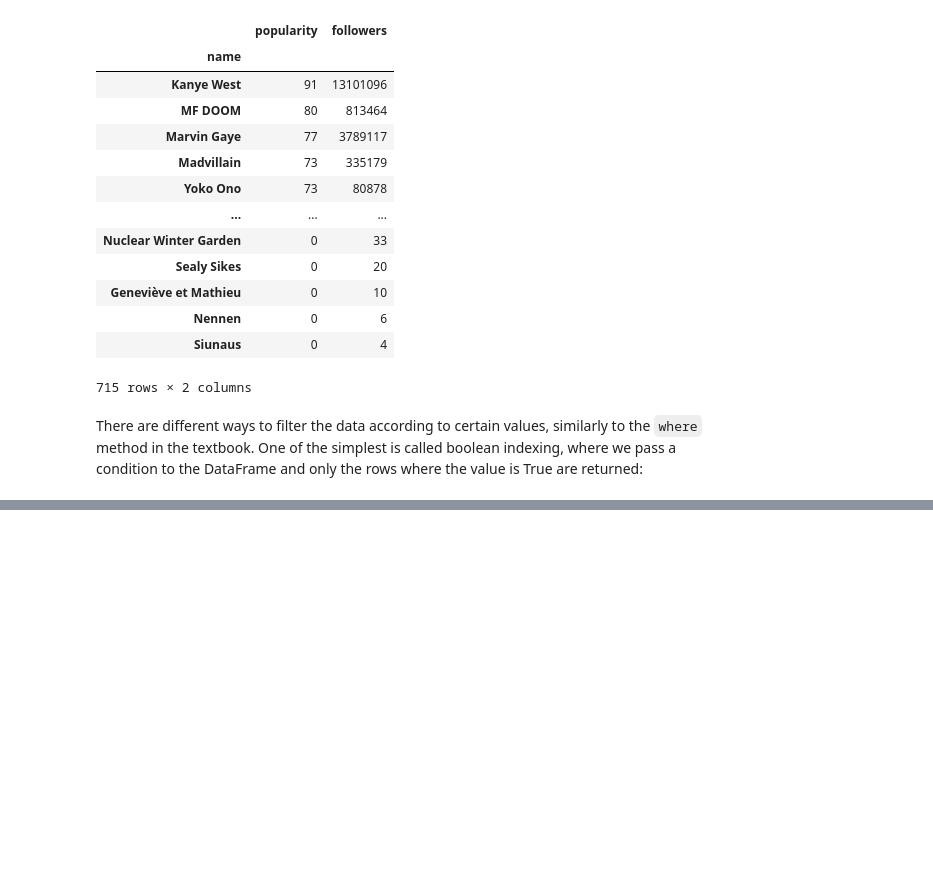
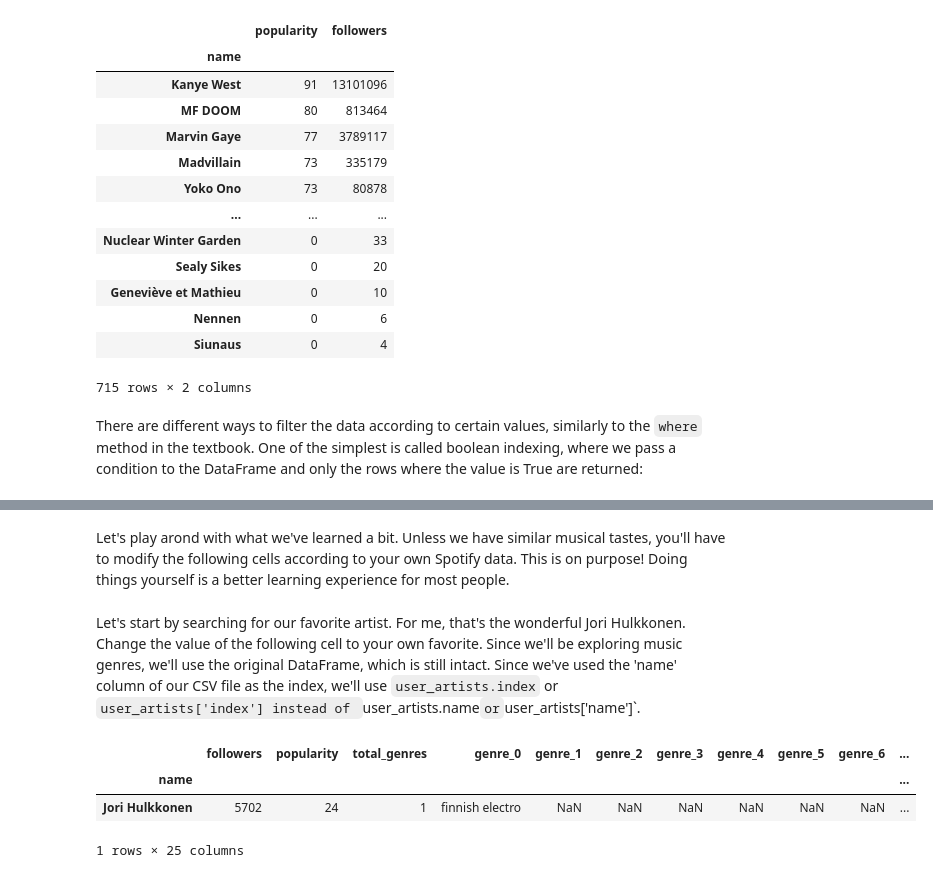
Before and after one commit to JimmyLamothe/dataspot, a Jupyter notebook: dataspot.ipynb, the cells around one changed output, grey strips where cells are left out. Cells and saved outputs as stored; diff of their text form; code cells hidden in the pictures; blank space fills up the shorter version.

```diff
--- a/dataspot.ipynb
+++ b/dataspot.ipynb
@@ -329,0 +355,11 @@ artist_popularity[artist_popularity['followers'] > 50000]
+# %% [markdown]
+Let's play arond with what we've learned a bit. Unless we have similar musical tastes, you'll have to modify the following cells according to your own Spotify data. This is on purpose! Doing things yourself is a better learning experience for most people.
+# %% [markdown]
+Let's start by searching for our favorite artist. For me, that's the wonderful Jori Hulkkonen. Change the value of the following cell to your own favorite. Since we'll be exploring music genres, we'll use the original DataFrame, which is still intact. Since we've used the 'name' column of our CSV file as the index, we'll use `user_artists.index` or `user_artists['index'] instead of `user_artists.name` or `user_artists['name']`.
+# %%
+user_artists[user_artists.index == 'Jori Hulkkonen']
+# %% [output]
+|  | followers | popularity | total_genres | genre_0 | genre_1 | genre_2 | genre_3 | genre_4 | genre_5 | genre_6 | ... |
+| name |  |  |  |  |  |  |  |  |  |  | ... |
+| Jori Hulkkonen | 5702 | 24 | 1 | finnish electro | NaN | NaN | NaN | NaN | NaN | NaN | ... |
+1 rows × 25 columns
```
Also changed, not shown: parts of 22 cells of this notebook.
